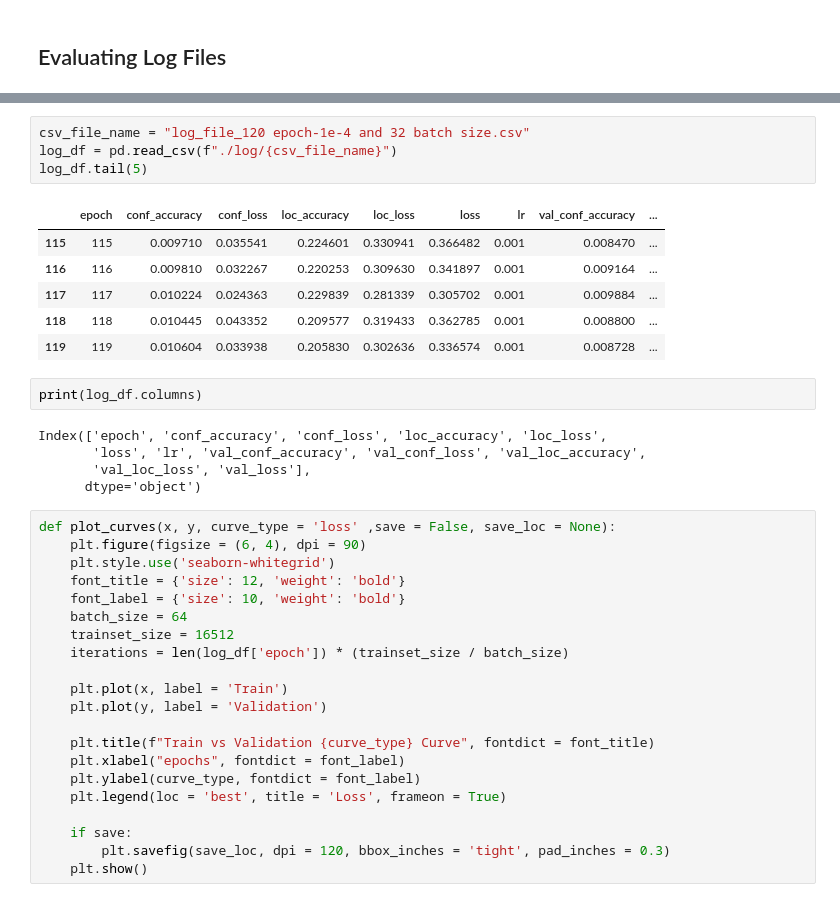
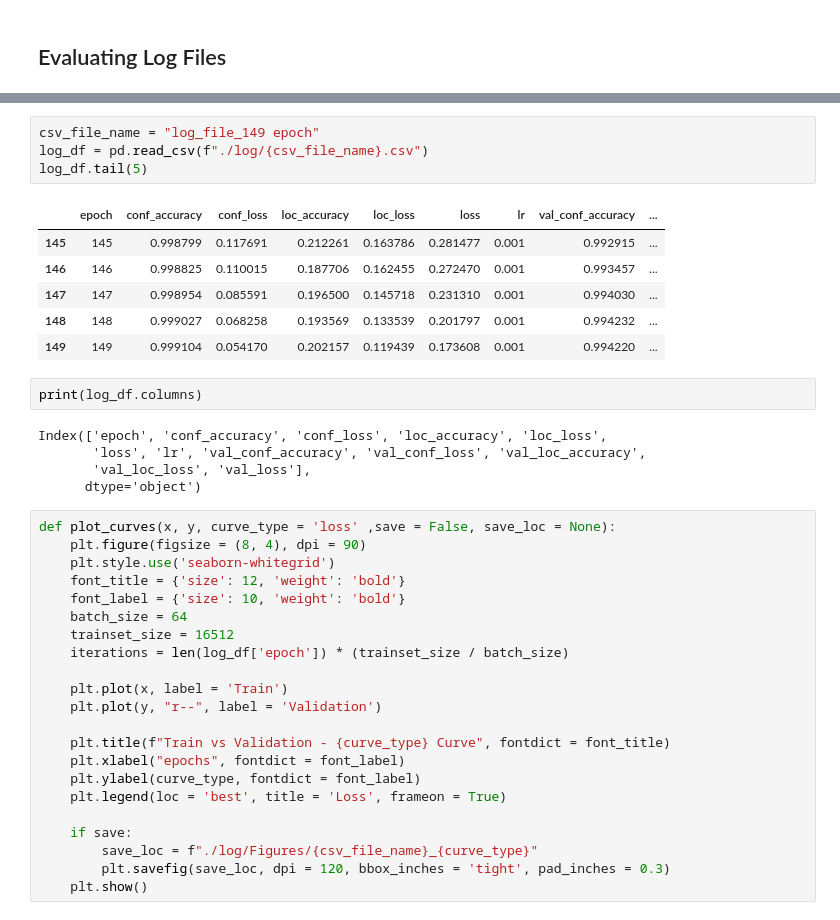
Before and after one commit to prajeshshrestha/Minor-Project-Monument-Detection, a Jupyter notebook: Evaluations/Evaluate log files.ipynb, the cells around one changed output, grey strips where cells are left out. Drawn from its saved outputs; the diff is of its cells as text.

```diff
--- a/Evaluations/Evaluate log files.ipynb
+++ b/Evaluations/Evaluate log files.ipynb
@@ -26,14 +26,14 @@ val_loc_loss.jpg
 # %%
-csv_file_name = "log_file_120 epoch-1e-4 and 32 batch size.csv"
-log_df = pd.read_csv(f"./log/{csv_file_name}")
+csv_file_name = "log_file_149 epoch"
+log_df = pd.read_csv(f"./log/{csv_file_name}.csv")
 log_df.tail(5)
 # %% [output]
 |  | epoch | conf_accuracy | conf_loss | loc_accuracy | loc_loss | loss | lr | val_conf_accuracy | ... |
-| 115 | 115 | 0.009710 | 0.035541 | 0.224601 | 0.330941 | 0.366482 | 0.001 | 0.008470 | ... |
-| 116 | 116 | 0.009810 | 0.032267 | 0.220253 | 0.309630 | 0.341897 | 0.001 | 0.009164 | ... |
-| 117 | 117 | 0.010224 | 0.024363 | 0.229839 | 0.281339 | 0.305702 | 0.001 | 0.009884 | ... |
-| 118 | 118 | 0.010445 | 0.043352 | 0.209577 | 0.319433 | 0.362785 | 0.001 | 0.008800 | ... |
-| 119 | 119 | 0.010604 | 0.033938 | 0.205830 | 0.302636 | 0.336574 | 0.001 | 0.008728 | ... |
+| 145 | 145 | 0.998799 | 0.117691 | 0.212261 | 0.163786 | 0.281477 | 0.001 | 0.992915 | ... |
+| 146 | 146 | 0.998825 | 0.110015 | 0.187706 | 0.162455 | 0.272470 | 0.001 | 0.993457 | ... |
+| 147 | 147 | 0.998954 | 0.085591 | 0.196500 | 0.145718 | 0.231310 | 0.001 | 0.994030 | ... |
+| 148 | 148 | 0.999027 | 0.068258 | 0.193569 | 0.133539 | 0.201797 | 0.001 | 0.994232 | ... |
+| 149 | 149 | 0.999104 | 0.054170 | 0.202157 | 0.119439 | 0.173608 | 0.001 | 0.994220 | ... |
 # %%
 print(log_df.columns)
 # %% [output]
@@ -43,7 +43,7 @@ Index(['epoch', 'conf_accuracy', 'conf_loss', 'loc_accuracy', 'loc_loss',
       dtype='object')
 # %%
 def plot_curves(x, y, curve_type = 'loss' ,save = False, save_loc = None):
-    plt.figure(figsize = (6, 4), dpi = 90)
+    plt.figure(figsize = (8, 4), dpi = 90)
     plt.style.use('seaborn-whitegrid')
     font_title = {'size': 12, 'weight': 'bold'}
     font_label = {'size': 10, 'weight': 'bold'}
@@ -52,13 +52,14 @@ def plot_curves(x, y, curve_type = 'loss' ,save = False, save_loc = None):
     iterations = len(log_df['epoch']) * (trainset_size / batch_size)
 
     plt.plot(x, label = 'Train')
-    plt.plot(y, label = 'Validation')
+    plt.plot(y, "r--", label = 'Validation')
 
-    plt.title(f"Train vs Validation {curve_type} Curve", fontdict = font_title)
+    plt.title(f"Train vs Validation - {curve_type} Curve", fontdict = font_title)
     plt.xlabel("epochs", fontdict = font_label)
     plt.ylabel(curve_type, fontdict = font_label)
     plt.legend(loc = 'best', title = 'Loss', frameon = True)
 
     if save:
+        save_loc = f"./log/Figures/{csv_file_name}_{curve_type}"
         plt.savefig(save_loc, dpi = 120, bbox_inches = 'tight', pad_inches = 0.3)
     plt.show()
```
Also changed, not shown: parts of 8 cells of this notebook, 47 other files.
